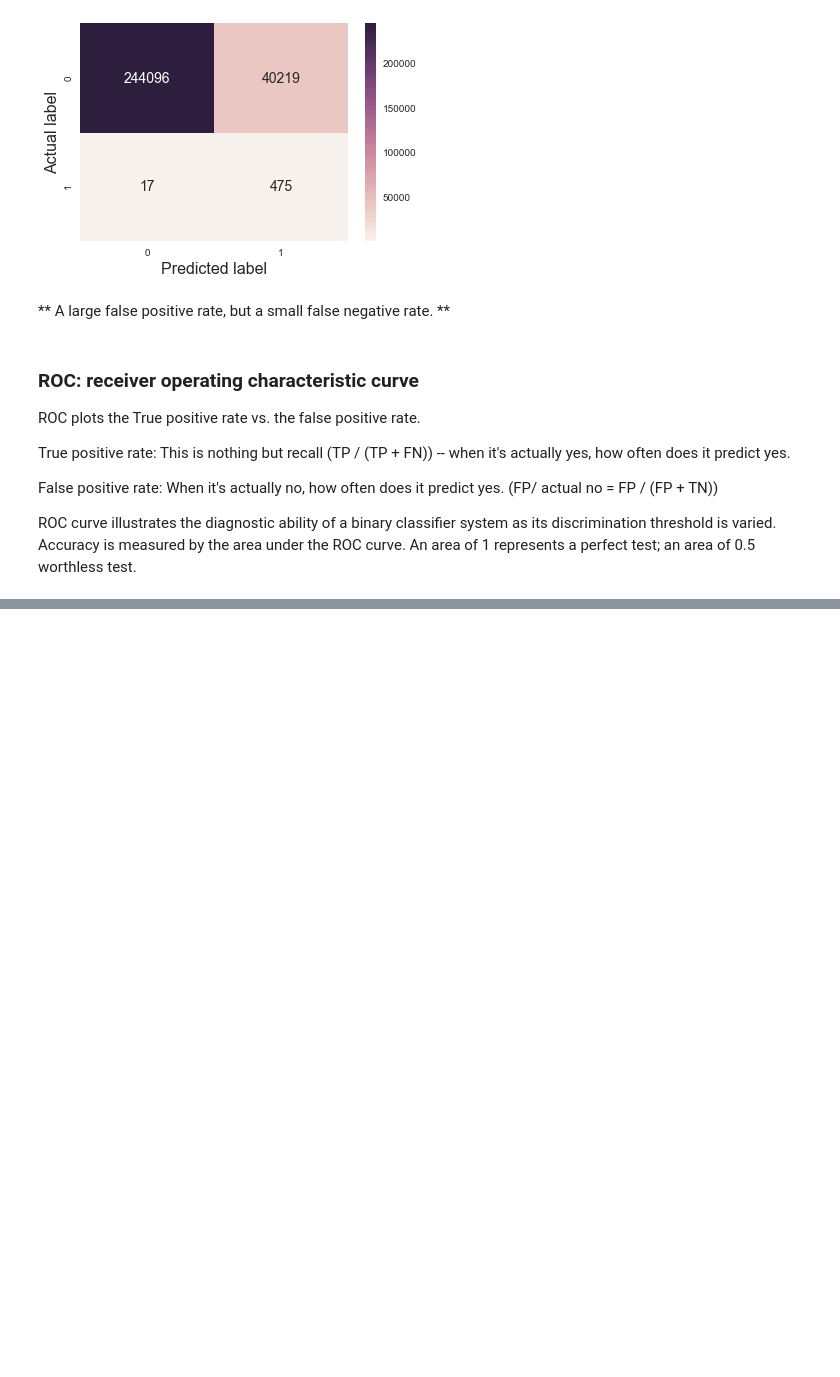
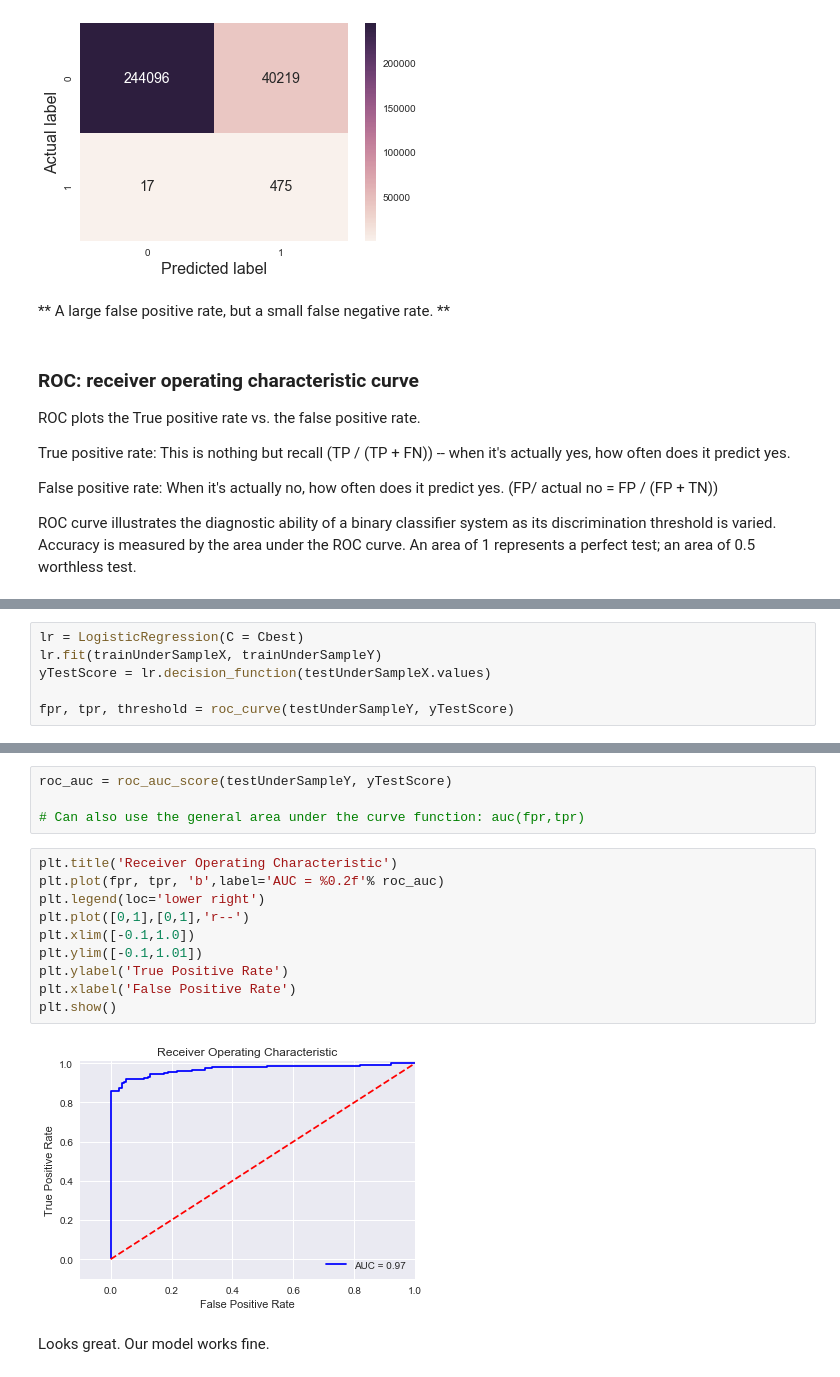
Before and after one commit to sushant2811/CreditCardFraudDetection, a Jupyter notebook: CreditCardFraudDetection.ipynb, the cells around one changed output, grey strips where cells are left out. Drawn from its saved outputs; the diff is of its cells as text; blank space fills up the shorter version.

Commit message:
Used the roc_auc_score function to get area under ROC curve

```diff
--- a/CreditCardFraudDetection.ipynb
+++ b/CreditCardFraudDetection.ipynb
@@ -816,0 +825,6 @@ ROC curve illustrates the diagnostic ability of a binary classifier system as it
+# %%
+lr = LogisticRegression(C = Cbest)
+lr.fit(trainUnderSampleX, trainUnderSampleY)
+yTestScore = lr.decision_function(testUnderSampleX.values)
+
+fpr, tpr, threshold = roc_curve(testUnderSampleY, yTestScore)
@@ -816,0 +860,18 @@ ROC curve illustrates the diagnostic ability of a binary classifier system as it
+# %%
+roc_auc = roc_auc_score(testUnderSampleY, yTestScore)
+
+# Can also use the general area under the curve function: auc(fpr,tpr)
+# %%
+plt.title('Receiver Operating Characteristic')
+plt.plot(fpr, tpr, 'b',label='AUC = %0.2f'% roc_auc)
+plt.legend(loc='lower right')
+plt.plot([0,1],[0,1],'r--')
+plt.xlim([-0.1,1.0])
+plt.ylim([-0.1,1.01])
+plt.ylabel('True Positive Rate')
+plt.xlabel('False Positive Rate')
+plt.show()
+# %% [output]
+[figure, added]
+# %% [markdown]
+Looks great.  Our model works fine.
```
Also changed, not shown: parts of 5 cells of this notebook.
